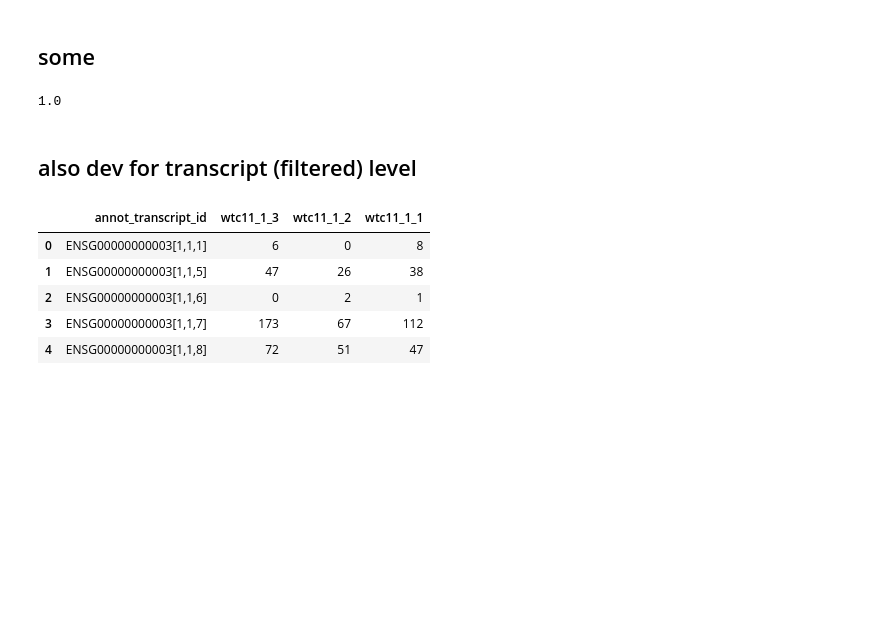
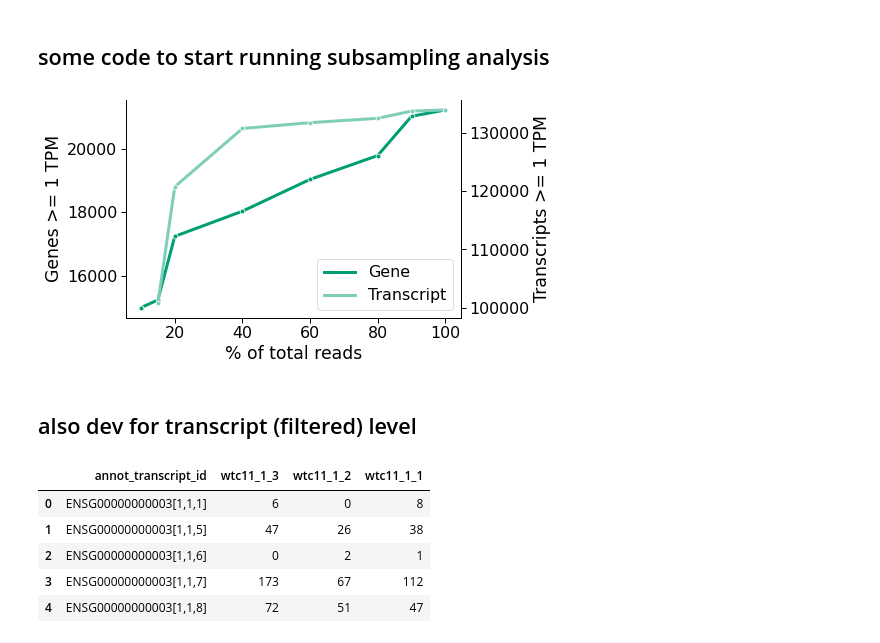
Before and after one commit to fairliereese/paper_rnawg, a Jupyter notebook: figures_revisions/revisions/subsample_wtc11.ipynb, the cells around one changed output. Cells and saved outputs as stored; diff of their text form; code cells hidden in the pictures; blank space fills up the shorter version.

Commit message:
added plotting code for subsampling saturation analysis

```diff
--- a/figures_revisions/revisions/subsample_wtc11.ipynb
+++ b/figures_revisions/revisions/subsample_wtc11.ipynb
@@ -48,4 +48,4 @@ predom_iso_subset = 'protein_coding'
 
 m_lib_meta = od+expand(config['lr']['meta'], species='mouse')[0]
 # %% [markdown]
-## some
+## some code to start running subsampling analysis
@@ -55,7 +52,38 @@ fake_
 # %%
-5000000/5000000
+g_df = pd.read_csv('test_gene_summary.tsv', sep='\t')
+t_df = pd.read_csv('test_transcript_summary.tsv', sep='\t')
+
+df = g_df.merge(t_df, how='left', on='depth')
+df['perc'] = df.depth*100
+df['dummy'] = ['Transcript' if i != 0 else 'Gene' for i in range(len(df.index))]
+df.head()
+
+ic_colors, order = get_ic_nov_colors()
+c = ic_colors['Known']
+cats = ['Gene', 'Transcript']
+c_dict, order = get_shade_colors(c, cats)
+
+sns.set_context('paper', font_scale=1.8)
+ax = sns.lineplot(data=df, x='perc', y='n_genes',
+             marker='o', linewidth=3, c=c_dict['Gene'])
+ax2 = plt.twinx()
+sns.lineplot(data=df, x='perc', y='n_transcripts',
+             marker='o', linewidth=3, ax=ax2, c=c_dict['Transcript'],
+             hue='dummy', palette=c_dict)
+_ = ax.set(xlabel='% of total reads', ylabel='Genes >= 1 TPM')
+_ = ax2.set(ylabel='Transcripts >= 1 TPM')
+ax.spines['top'].set_visible(False)
+ax2.spines['top'].set_visible(False)
+ax2.legend_.set_title(None)
+
+# get the legend object
+leg = ax2.legend()
+
+# change the line width for the legend
+for line in leg.get_lines():
+    line.set_linewidth(3)
 # %% [output]
-1.0
+[figure, added]
 # %% [markdown]
 ## also dev for transcript (filtered) level
 # %%
```
Also changed, not shown: parts of 1 cell of this notebook, 31 other files.
